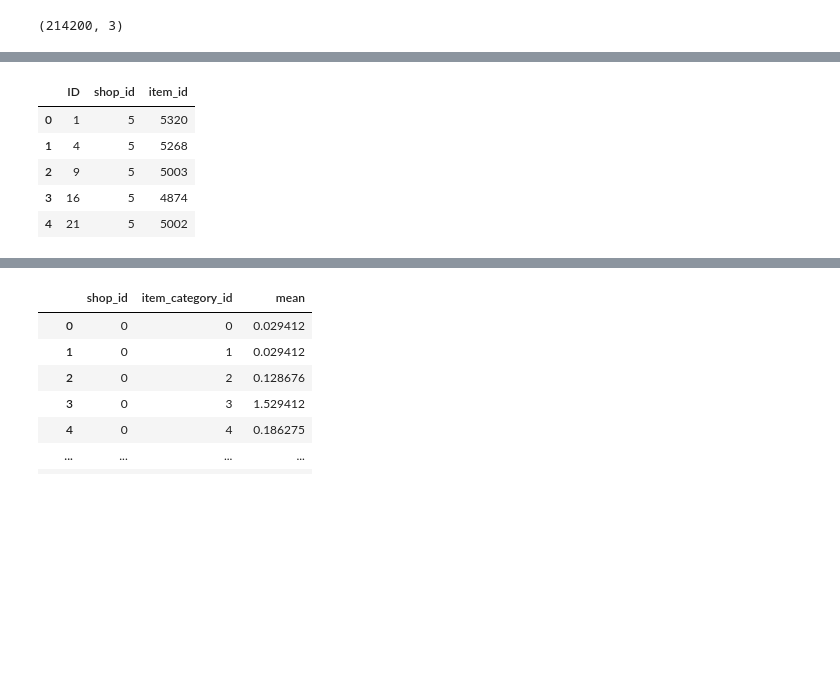
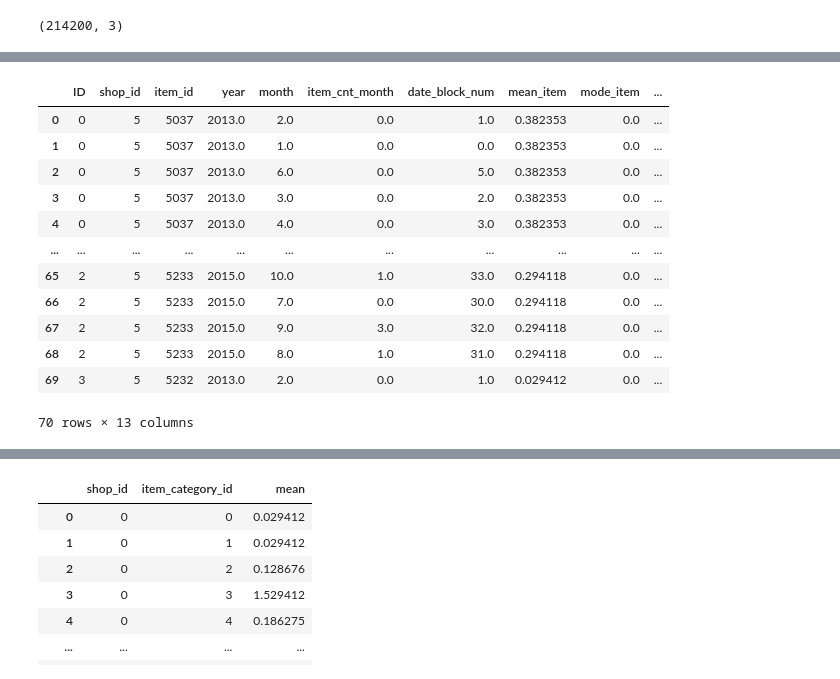
Before and after one commit to the-chiefdom/Predict_Future_Sales, a Jupyter notebook: 03_Train_Tune_Model.ipynb, the cells around one changed output, grey strips where cells are left out. Drawn from its saved outputs; the diff is of its cells as text; code cells hidden in the pictures; blank space fills up the shorter version.

```diff
--- a/03_Train_Tune_Model.ipynb
+++ b/03_Train_Tune_Model.ipynb
@@ -21,9 +21,9 @@ Using TensorFlow backend.
 # %%
 train = pd.read_csv('wrangled_data/training_post_wrangle.csv')
 # %%
-test = pd.read_csv('wrangled_data/testing_post_wrangle.csv')
+test_full = pd.read_csv('wrangled_data/testing_post_wrangle.csv')
 
-test = test.loc[:,['ID', 'shop_id', 'item_id']]
+test = test_full.loc[:,['ID', 'shop_id', 'item_id']]
 # %%
 train.shape
 # %% [output]
@@ -41,4 +44,4 @@ train.head(2)
 # %%
 df = pd.merge(test, train, on = ['item_id','shop_id'],how = 'left')
-df = df[df['item_cnt_month'].isna()].loc[:,['ID', 'shop_id', 'item_id']]
-df.reset_index(drop=True, inplace=True)
+# df = df[df['item_cnt_month'].isna()].loc[:,['ID', 'shop_id', 'item_id']]
+# df.reset_index(drop=True, inplace=True)
@@ -45,10 +54,17 @@ df.reset_index(drop=True, inplace=True)
 # %%
 # df.set_index('ID', inplace=True)
-df.head()
+df.head(70)
 # %% [output]
-|  | ID | shop_id | item_id |
-| 0 | 1 | 5 | 5320 |
-| 1 | 4 | 5 | 5268 |
-| 2 | 9 | 5 | 5003 |
-| 3 | 16 | 5 | 4874 |
-| 4 | 21 | 5 | 5002 |
+|  | ID | shop_id | item_id | year | month | item_cnt_month | date_block_num | mean_item | mode_item | ... |
+| 0 | 0 | 5 | 5037 | 2013.0 | 2.0 | 0.0 | 1.0 | 0.382353 | 0.0 | ... |
+| 1 | 0 | 5 | 5037 | 2013.0 | 1.0 | 0.0 | 0.0 | 0.382353 | 0.0 | ... |
+| 2 | 0 | 5 | 5037 | 2013.0 | 6.0 | 0.0 | 5.0 | 0.382353 | 0.0 | ... |
+| 3 | 0 | 5 | 5037 | 2013.0 | 3.0 | 0.0 | 2.0 | 0.382353 | 0.0 | ... |
+| 4 | 0 | 5 | 5037 | 2013.0 | 4.0 | 0.0 | 3.0 | 0.382353 | 0.0 | ... |
+| ... | ... | ... | ... | ... | ... | ... | ... | ... | ... | ... |
+| 65 | 2 | 5 | 5233 | 2015.0 | 10.0 | 1.0 | 33.0 | 0.294118 | 0.0 | ... |
+| 66 | 2 | 5 | 5233 | 2015.0 | 7.0 | 0.0 | 30.0 | 0.294118 | 0.0 | ... |
+| 67 | 2 | 5 | 5233 | 2015.0 | 9.0 | 3.0 | 32.0 | 0.294118 | 0.0 | ... |
+| 68 | 2 | 5 | 5233 | 2015.0 | 8.0 | 1.0 | 31.0 | 0.294118 | 0.0 | ... |
+| 69 | 3 | 5 | 5232 | 2013.0 | 2.0 | 0.0 | 1.0 | 0.029412 | 0.0 | ... |
+70 rows × 13 columns
```
Also changed, not shown: parts of 25 cells of this notebook.
